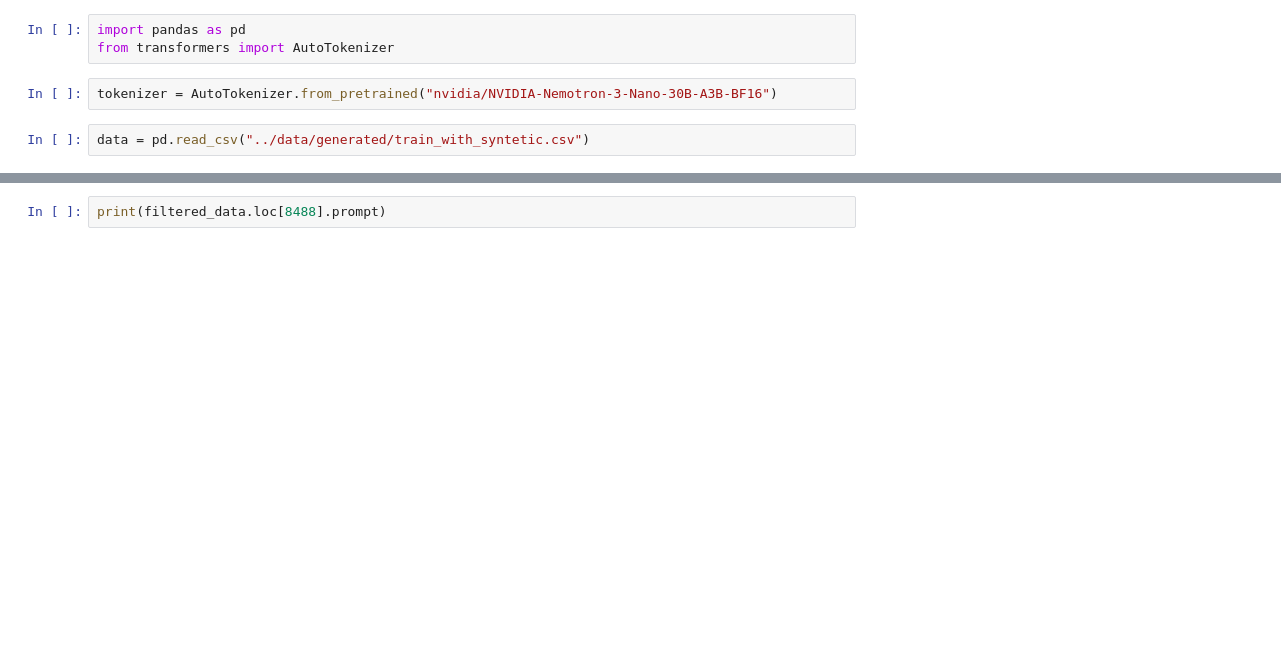
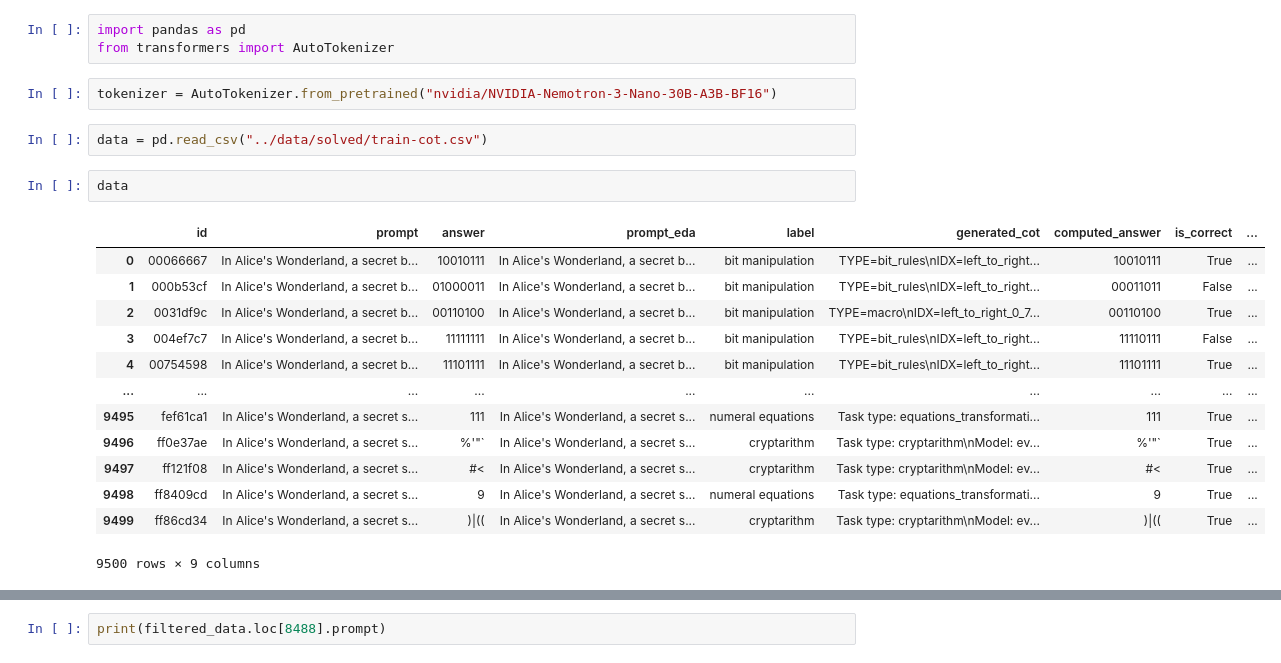
Before and after one commit to bezbahen0/nvidia-nemotron-model-reasoning-challenge, a Jupyter notebook: notebooks/EDA_CoT.ipynb, the cells around one changed output, grey strips where cells are left out. Cells and saved outputs as stored; diff of their text form; blank space fills up the shorter version.

```diff
--- a/notebooks/EDA_CoT.ipynb
+++ b/notebooks/EDA_CoT.ipynb
@@ -4,7 +4,23 @@ from transformers import AutoTokenizer
 # %%
 tokenizer = AutoTokenizer.from_pretrained("nvidia/NVIDIA-Nemotron-3-Nano-30B-A3B-BF16")
 # %%
-data = pd.read_csv("../data/generated/train_with_syntetic.csv")
+data = pd.read_csv("../data/solved/train-cot.csv")
+# %%
+data
+# %% [output]
+|  | id | prompt | answer | prompt_eda | label | generated_cot | computed_answer | is_correct | ... |
+| 0 | 00066667 | In Alice's Wonderland, a secret b... | 10010111 | In Alice's Wonderland, a secret b... | bit manipulation | TYPE=bit_rules\nIDX=left_to_right... | 10010111 | True | ... |
+| 1 | 000b53cf | In Alice's Wonderland, a secret b... | 01000011 | In Alice's Wonderland, a secret b... | bit manipulation | TYPE=bit_rules\nIDX=left_to_right... | 00011011 | False | ... |
+| 2 | 0031df9c | In Alice's Wonderland, a secret b... | 00110100 | In Alice's Wonderland, a secret b... | bit manipulation | TYPE=macro\nIDX=left_to_right_0_7... | 00110100 | True | ... |
+| 3 | 004ef7c7 | In Alice's Wonderland, a secret b... | 11111111 | In Alice's Wonderland, a secret b... | bit manipulation | TYPE=bit_rules\nIDX=left_to_right... | 11110111 | False | ... |
+| 4 | 00754598 | In Alice's Wonderland, a secret b... | 11101111 | In Alice's Wonderland, a secret b... | bit manipulation | TYPE=bit_rules\nIDX=left_to_right... | 11101111 | True | ... |
+| ... | ... | ... | ... | ... | ... | ... | ... | ... | ... |
+| 9495 | fef61ca1 | In Alice's Wonderland, a secret s... | 111 | In Alice's Wonderland, a secret s... | numeral equations | Task type: equations_transformati... | 111 | True | ... |
+| 9496 | ff0e37ae | In Alice's Wonderland, a secret s... | %'"` | In Alice's Wonderland, a secret s... | cryptarithm | Task type: cryptarithm\nModel: ev... | %'"` | True | ... |
+| 9497 | ff121f08 | In Alice's Wonderland, a secret s... | #< | In Alice's Wonderland, a secret s... | cryptarithm | Task type: cryptarithm\nModel: ev... | #< | True | ... |
+| 9498 | ff8409cd | In Alice's Wonderland, a secret s... | 9 | In Alice's Wonderland, a secret s... | numeral equations | Task type: equations_transformati... | 9 | True | ... |
+| 9499 | ff86cd34 | In Alice's Wonderland, a secret s... | )|(( | In Alice's Wonderland, a secret s... | cryptarithm | Task type: cryptarithm\nModel: ev... | )|(( | True | ... |
+9500 rows × 9 columns
 # %%
 data["token_len"] = data.generated_cot.apply(tokenizer.encode).apply(len)
 data["token_len"].describe()
```
Also changed, not shown: parts of 7 cells of this notebook, 3 other files.
